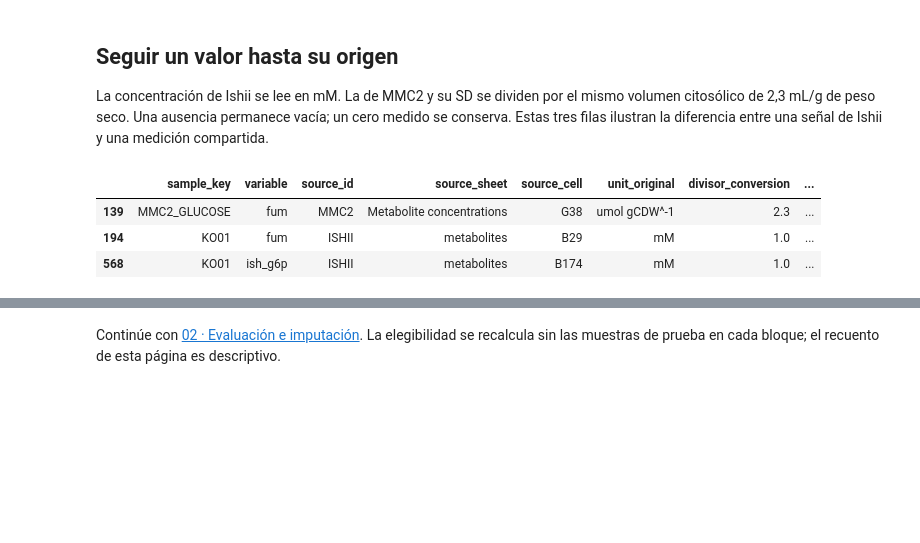
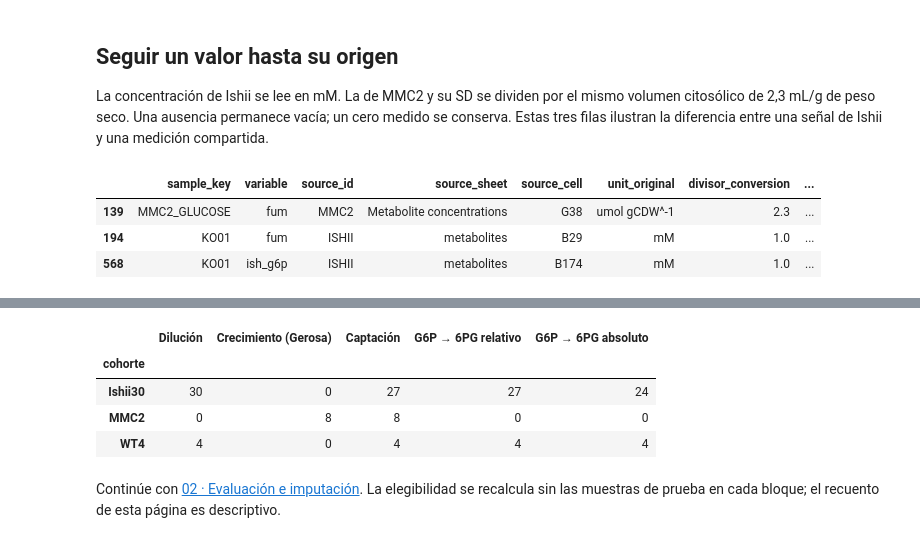
Before and after one commit to pedro1ani/Ipre, a Jupyter notebook: 01_auditoria_preparacion.ipynb, the cells around one changed output, grey strips where cells are left out. Saved outputs shown, nothing was run; the diff lists cells and outputs as text; code cells hidden in the pictures; blank space fills up the shorter version.

```diff
--- a/01_auditoria_preparacion.ipynb
+++ b/01_auditoria_preparacion.ipynb
@@ -58,2 +61,15 @@ display(traza.loc[ejemplo, ["sample_key", "variable", "source_id", "source_sheet
+# %%
+from ampliacion.fisiologia import auditar
+
+tasas = auditar(ishii.index, wt_adicionales.index, mmc2.index, metadatos)
+display(tasas.groupby("cohorte")[["D", "mu", "q_sustrato", "v_rel", "v_abs"]].count().rename(
+    columns={"D": "Dilución", "mu": "Crecimiento (Gerosa)", "q_sustrato": "Captación",
+             "v_rel": "G6P → 6PG relativo", "v_abs": "G6P → 6PG absoluto"}))
+# %% [output]
+|  | Dilución | Crecimiento (Gerosa) | Captación | G6P → 6PG relativo | G6P → 6PG absoluto |
+| cohorte |  |  |  |  |  |
+| Ishii30 | 30 | 0 | 27 | 27 | 24 |
+| MMC2 | 0 | 8 | 8 | 0 | 0 |
+| WT4 | 4 | 0 | 4 | 4 | 4 |
 # %% [markdown]
 Continúe con [02 · Evaluación e imputación](02_imputacion_evaluacion.ipynb). La elegibilidad se recalcula sin las muestras de prueba en cada bloque; el recuento de esta página es descriptivo.
```
Also changed, not shown: parts of 1 cell of this notebook, 17 other files.
